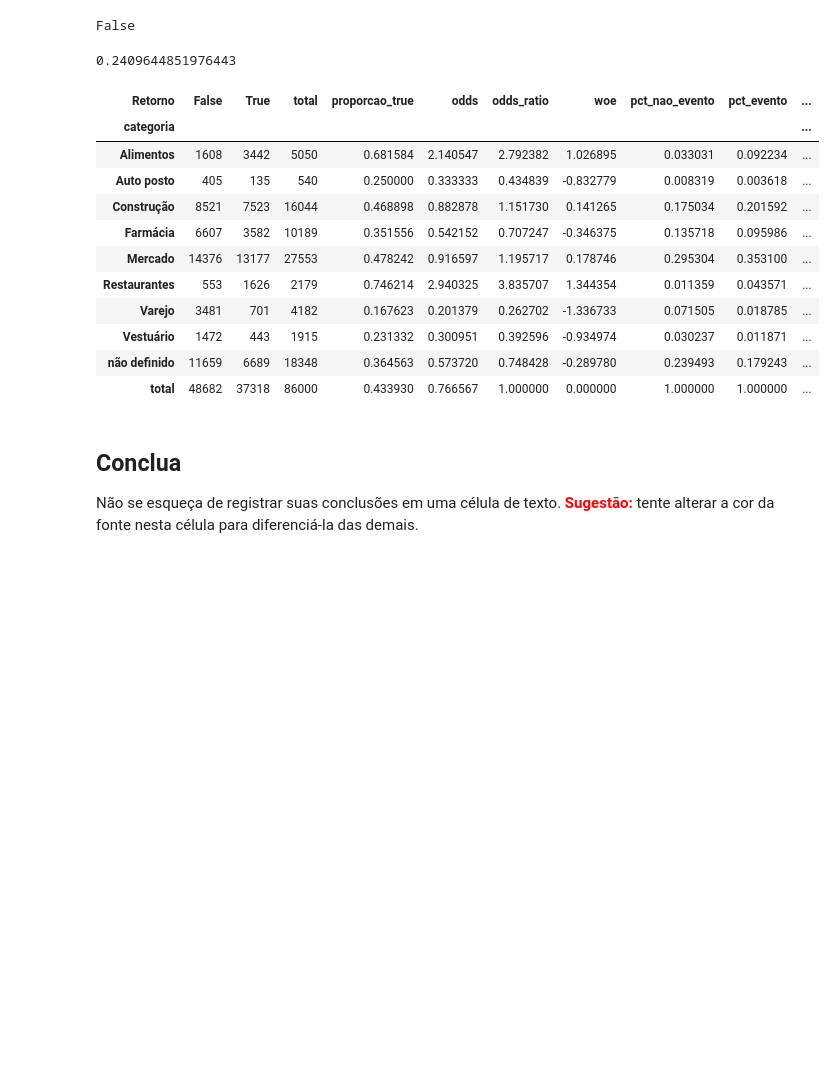
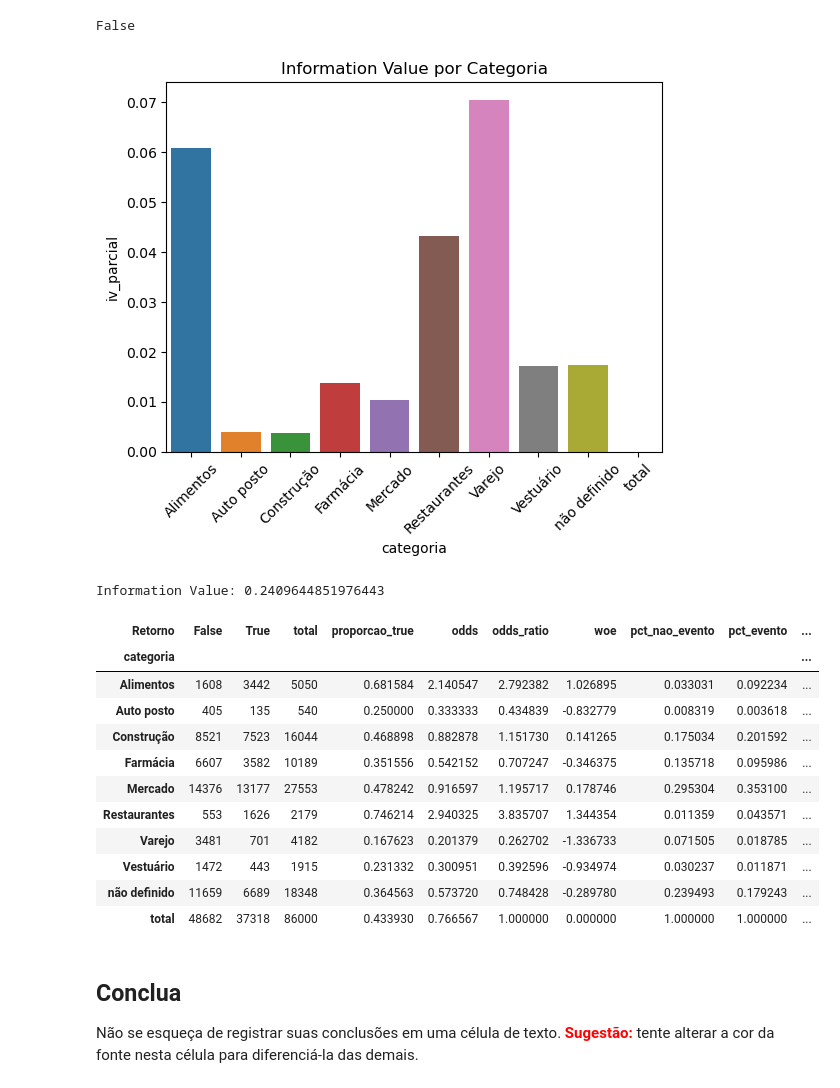
Before and after one commit to AlexSAssuncao/EBAC_Estudos, a Jupyter notebook: Tarefas/ProfCientistaDados m36_supportmaterial_exercise01.ipynb, the cells around one changed output. Cells and saved outputs as stored; diff of their text form; code cells hidden in the pictures; blank space fills up the shorter version.

```diff
--- a/Tarefas/ProfCientistaDados m36_supportmaterial_exercise01.ipynb
+++ b/Tarefas/ProfCientistaDados m36_supportmaterial_exercise01.ipynb
@@ -123,12 +123,19 @@ False
 # %%
 categorias['pct_nao_evento'] = categorias[categorias.columns[0]]/categorias.loc['total',categorias.columns[0]]
 categorias['pct_evento'] = categorias[categorias.columns[1]]/categorias.loc['total',categorias.columns[1]]
 categorias['iv_parcial'] = (categorias.pct_evento - categorias.pct_nao_evento)*categorias.woe
 
-print(categorias.iv_parcial.sum())
+# Gráfico de barras para WOE
+sns.barplot(data=categorias.reset_index(), x='categoria', y='iv_parcial')
+plt.title('Information Value por Categoria')
+plt.tick_params(axis='x', rotation=45)
+plt.show()
+
+print(f'Information Value: {categorias.iv_parcial.sum()}')
 categorias
 # %% [output]
+[figure, added]
-0.2409644851976443
+Information Value: 0.2409644851976443
 | Retorno | False | True | total | proporcao_true | odds | odds_ratio | woe | pct_nao_evento | pct_evento | ... |
 | categoria |  |  |  |  |  |  |  |  |  | ... |
 | Alimentos | 1608 | 3442 | 5050 | 0.681584 | 2.140547 | 2.792382 | 1.026895 | 0.033031 | 0.092234 | ... |
```
Also changed, not shown: parts of 1 cell of this notebook.
